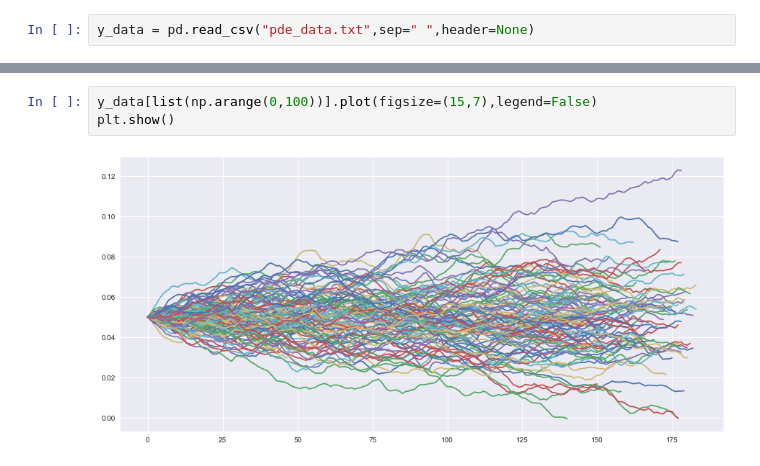
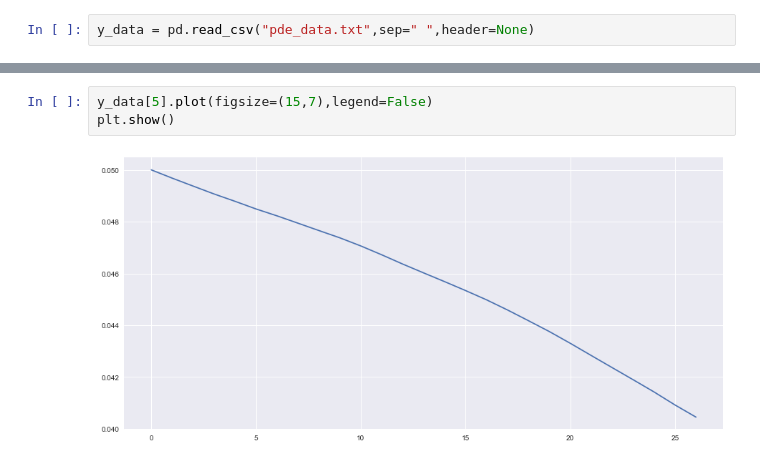
Before and after one commit to edoardoluna/EC-CC-PDE-Model, a Jupyter notebook: ec-ec_spde_1D.ipynb, the cells around one changed output, grey strips where cells are left out. Cells and saved outputs as stored; diff of their text form.

```diff
--- a/ec-ec_spde_1D.ipynb
+++ b/ec-ec_spde_1D.ipynb
@@ -44,8 +50,8 @@ y_data[0:10]
 # %%
-y_data[list(np.arange(0,100))].plot(figsize=(15,7),legend=False)
+y_data[5].plot(figsize=(15,7),legend=False)
 plt.show()
 # %% [output]
-[figure, old version]
+[figure, new version]
 # %%
 # Solutions to stoch pde. Only noise and birth terms are included
 plt.figure(figsize=(15,7))
```
Also changed, not shown: parts of 9 cells of this notebook.
